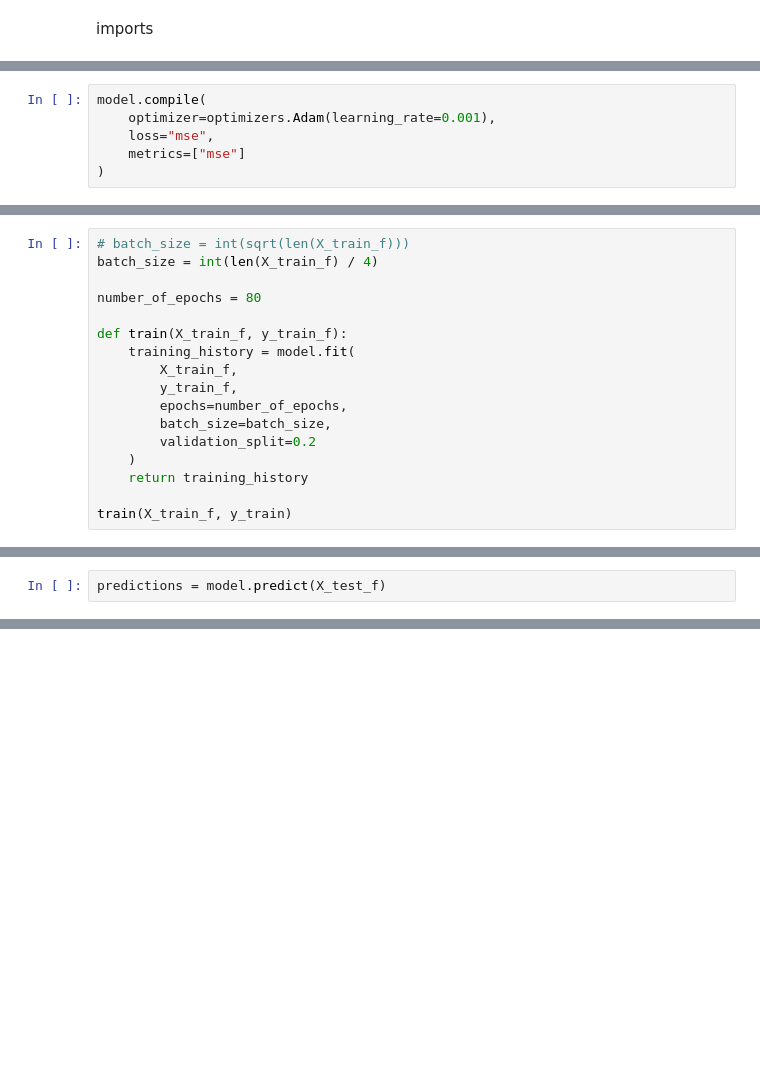
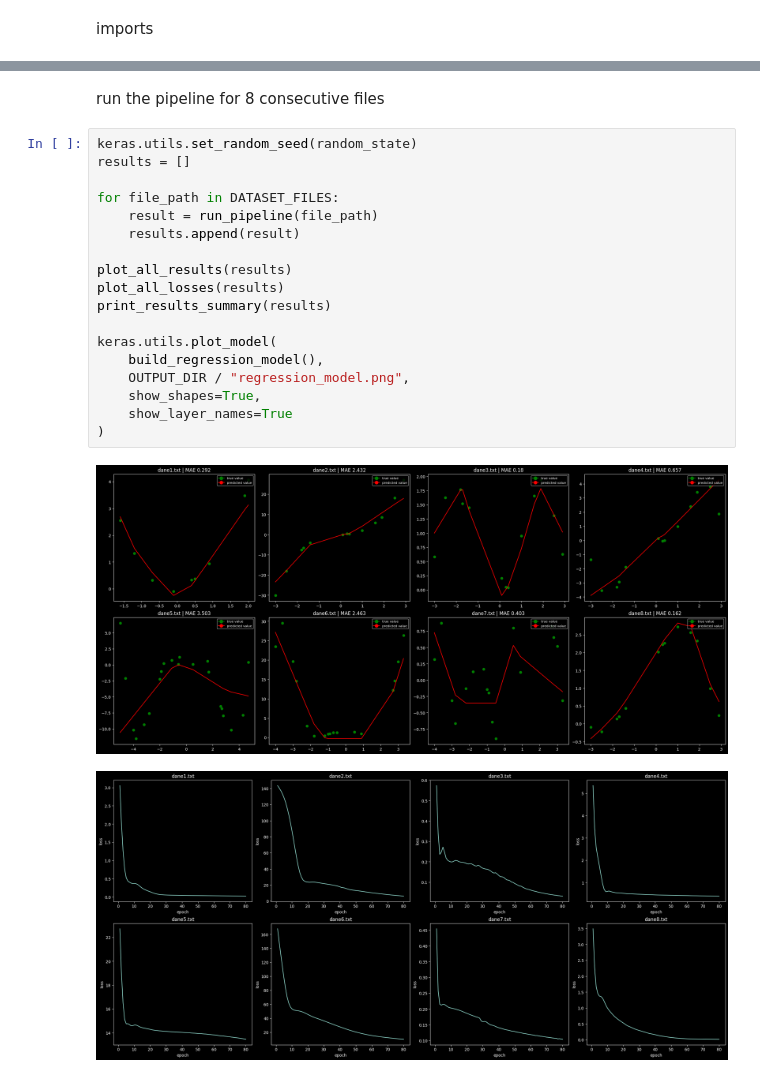
Before and after one commit to JeremiJL/MIW, a Jupyter notebook: projects/project_04/part_2/program_1.ipynb, the cells around one changed output, grey strips where cells are left out. Drawn from its saved outputs; the diff is of its cells as text; blank space fills up the shorter version.

Commit message:
runned the pipeline for 8 data files

```diff
--- a/projects/project_04/part_2/program_1.ipynb
+++ b/projects/project_04/part_2/program_1.ipynb
@@ -112,6 +23,0 @@ keras.utils.plot_model(
-# %%
-model.compile(
-    optimizer=optimizers.Adam(learning_rate=0.001),
-    loss="mse",
-    metrics=["mse"]
-)
@@ -141,17 +23,0 @@ None
-# %%
-# batch_size = int(sqrt(len(X_train_f)))
-batch_size = int(len(X_train_f) / 4)
-
-number_of_epochs = 80
-
-def train(X_train_f, y_train_f):
-    training_history = model.fit(
-        X_train_f,
-        y_train_f,
-        epochs=number_of_epochs,
-        batch_size=batch_size,
-        validation_split=0.2
-    )
-    return training_history
-
-train(X_train_f, y_train)
@@ -173,2 +23,0 @@ mse improvement between first and last epoch | first_mse: 0.19694006443023682, l
-# %%
-predictions = model.predict(X_test_f)
@@ -225,0 +202,23 @@ Configuration has yielded following results:
+# %% [markdown]
+run the pipeline for 8 consecutive files
+# %%
+keras.utils.set_random_seed(random_state)
+results = []
+
+for file_path in DATASET_FILES:
+    result = run_pipeline(file_path)
+    results.append(result)
+
+plot_all_results(results)
+plot_all_losses(results)
+print_results_summary(results)
+
+keras.utils.plot_model(
+    build_regression_model(),
+    OUTPUT_DIR / "regression_model.png",
+    show_shapes=True,
+    show_layer_names=True
+)
+# %% [output]
+[figure, added]
+[figure, added]
```
Also changed, not shown: parts of 33 cells of this notebook, 4 other files.
